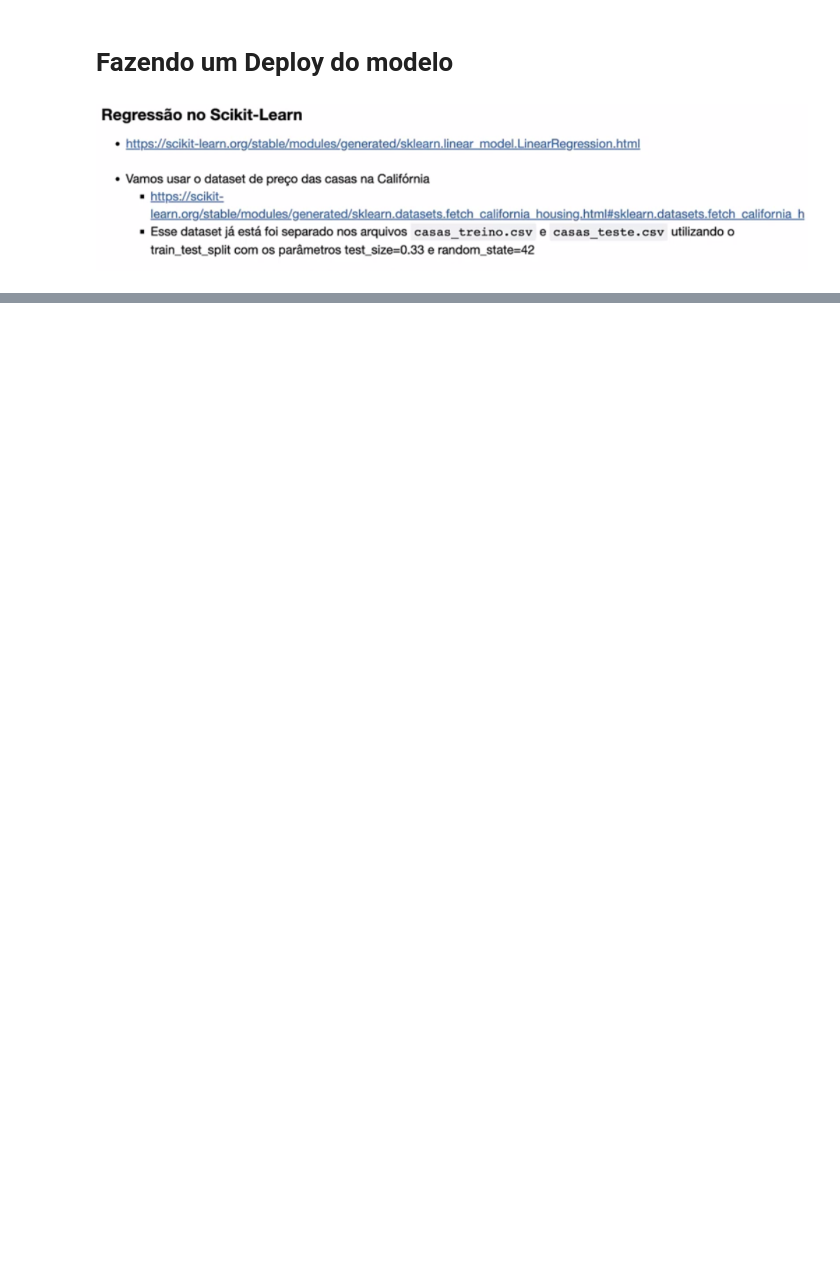
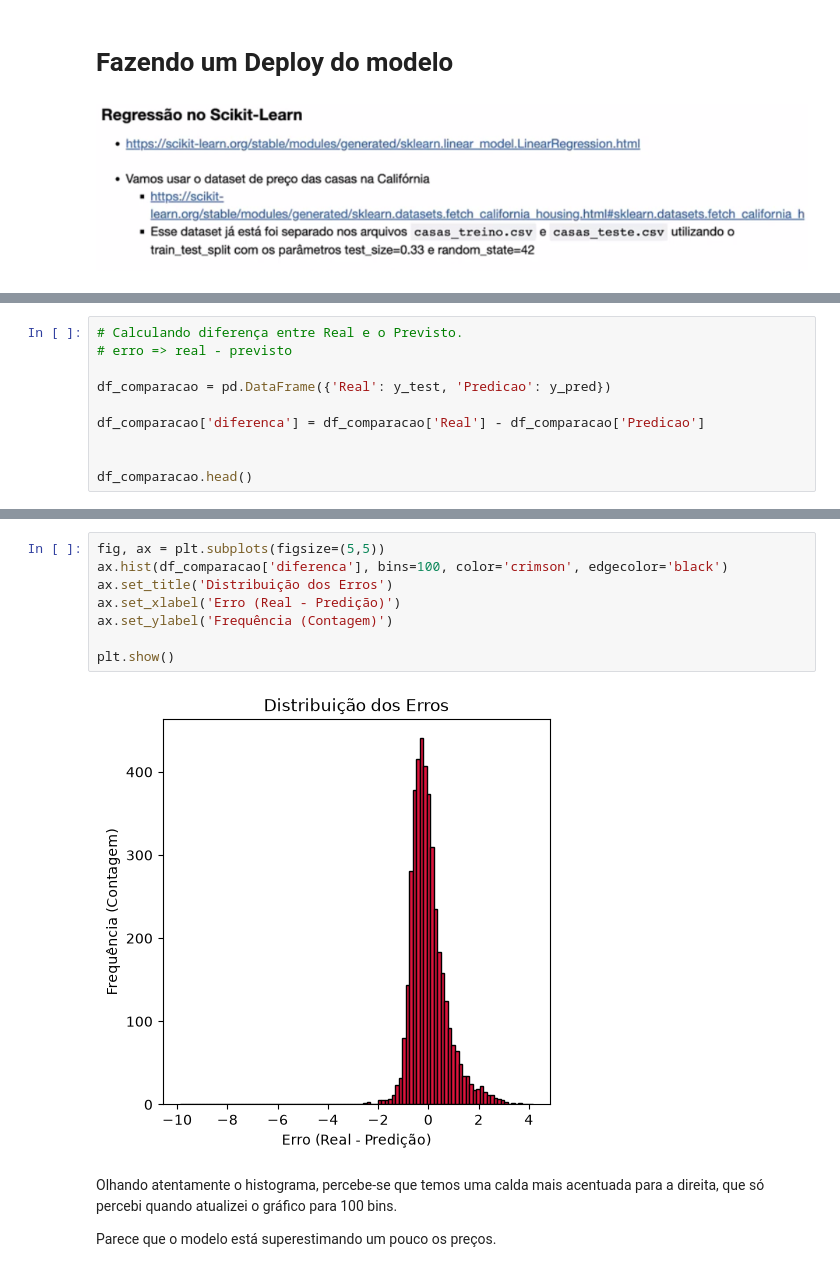
Before and after one commit to EledilsonB/Curso_Data_Science_Hashtag, a Jupyter notebook: aula6_Deploy.ipynb, the cells around one changed output, grey strips where cells are left out. Saved outputs shown, nothing was run; the diff lists cells and outputs as text; blank space fills up the shorter version.

```diff
--- a/aula6_Deploy.ipynb
+++ b/aula6_Deploy.ipynb
@@ -20,0 +102,10 @@ ValueError: Invalid file path or buffer object type: <class 'sklearn.utils._bunc
+# %%
+# Calculando diferença entre Real e o Previsto.
+# erro => real - previsto
+
+df_comparacao = pd.DataFrame({'Real': y_test, 'Predicao': y_pred})
+
+df_comparacao['diferenca'] = df_comparacao['Real'] - df_comparacao['Predicao']
+
+
+df_comparacao.head()
@@ -20,0 +119,14 @@ ValueError: Invalid file path or buffer object type: <class 'sklearn.utils._bunc
+# %%
+fig, ax = plt.subplots(figsize=(5,5))
+ax.hist(df_comparacao['diferenca'], bins=100, color='crimson', edgecolor='black')
+ax.set_title('Distribuição dos Erros')
+ax.set_xlabel('Erro (Real - Predição)')
+ax.set_ylabel('Frequência (Contagem)')
+
+plt.show()
+# %% [output]
+[figure, added]
+# %% [markdown]
+Olhando atentamente o histograma, percebe-se que temos uma calda mais acentuada para a direita, que só percebi quando atualizei o gráfico para 100 bins.
+
+Parece que o modelo está superestimando um pouco os preços.
```
Also changed, not shown: parts of 16 cells of this notebook.
